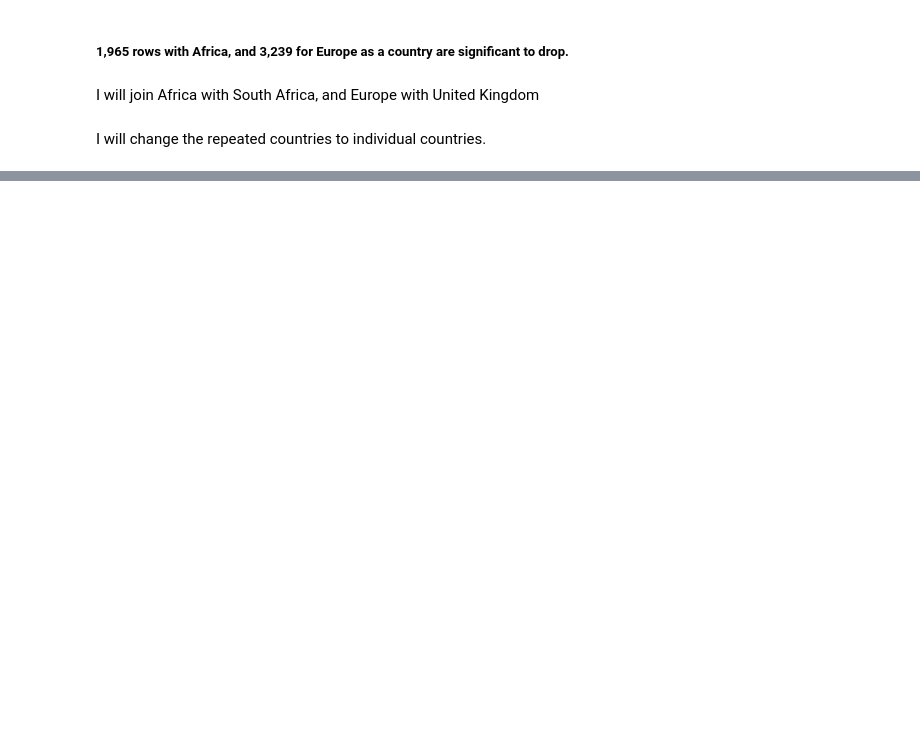
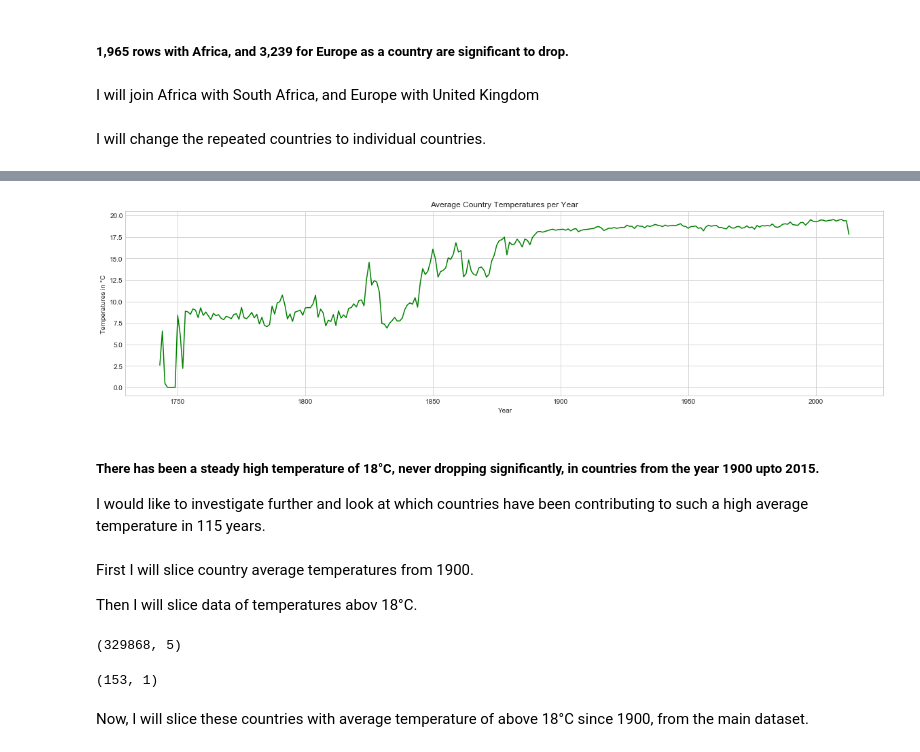
Before and after one commit to masterpython4ds/assignment-2-Alumasa, a Jupyter notebook: Climate Change project.ipynb, the cells around one changed output, grey strips where cells are left out. Cells and saved outputs as stored; diff of their text form; code cells hidden in the pictures; blank space fills up the shorter version.

```diff
--- a/Climate Change project.ipynb
+++ b/Climate Change project.ipynb
@@ -541,0 +585,12 @@ data_country.loc[data_country['country'] == 'United Kingdom (Europe)'] = 'United
+# %%
+country_year = data_country.pivot_table(index=['year'], values=['avg_temp'])
+# %%
+fig = plt.figure(figsize=(20, 5))
+plt.plot(country_year.index, country_year.avg_temp, color='green')
+plt.title('Average Country Temperatures per Year')
+plt.xlabel('Year')
+plt.ylabel('Temperatures in °C')
+plt.axis('tight');
+#plt.legend();
+# %% [output]
+[figure, added]
@@ -541,0 +602,24 @@ data_country.loc[data_country['country'] == 'United Kingdom (Europe)'] = 'United
+# %% [markdown]
+##### There has been a steady high temperature of 18°C, never dropping significantly, in countries from the year 1900 upto 2015.
+
+I would like to investigate further and look at which countries have been contributing to such a high average temperature in 115 years.
+# %% [markdown]
+First I will slice country average temperatures from 1900.
+
+Then I will slice data of temperatures abov 18°C.
+# %%
+country_1900 = data_country.query('year >= 1900')
+country_1900.shape
+# %% [output]
+(329868, 5)
+# %%
+country_1900_temp = (country_1900
+                    .pivot_table(index='country', values='avg_temp')
+                    .query('avg_temp >= 18')
+                    )
+#country_1900_temp.query('country == "United States"')
+country_1900_temp.shape
+# %% [output]
+(153, 1)
+# %% [markdown]
+Now, I will slice these countries with average temperature of above 18°C since 1900, from the main dataset.
```
Also changed, not shown: parts of 24 cells of this notebook.
